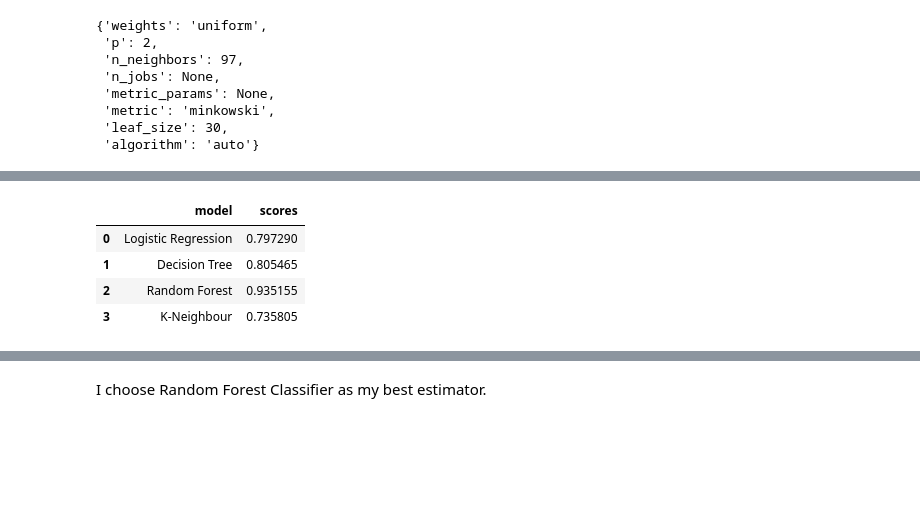
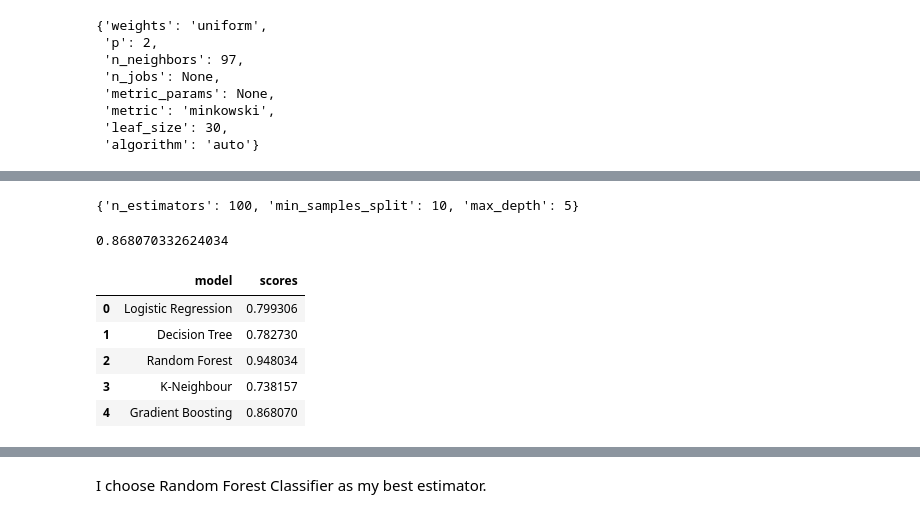
Before and after one commit to hilmanmakarim/Project-Model, a Jupyter notebook: Model Optimisation.ipynb, the cells around one changed output, grey strips where cells are left out. Saved outputs shown, nothing was run; the diff lists cells and outputs as text; code cells hidden in the pictures; blank space fills up the shorter version.

```diff
--- a/Model Optimisation.ipynb
+++ b/Model Optimisation.ipynb
@@ -300,0 +304,19 @@ knn_rnd.best_estimator_.score(X_train,y_train)
+# %%
+gb_parameters = {
+                 'n_estimators': [100, 500, 1000],
+                 'max_depth': [3, 5, 10],
+                 'min_samples_split': [2, 5, 10],
+                 }
+
+gb_params = {
+            'estimator': GradientBoostingClassifier(),
+            'param_distributions': gb_parameters,
+            'cv': 5,
+            'n_iter': 15,
+            'n_jobs': -1,
+            'scoring': 'roc_auc',
+            }
+
+grd = GradientBoostingClassifier()
+grd_rnd = RandomizedSearchCV(**gb_params)
+grd_rnd.fit(X_train, y_train)
@@ -301,20 +341,30 @@ knn_rnd.best_estimator_.score(X_train,y_train)
+# %%
+grd_rnd.best_params_
+# %% [output]
+{'n_estimators': 100, 'min_samples_split': 10, 'max_depth': 5}
+# %%
+grd_rnd.best_estimator_.score(X_train,y_train)
+# %% [output]
+0.868070332624034
 # %%
 best_lr = logreg_random.best_estimator_
 best_dtr = dtr_random.best_estimator_
 best_rfc = rfc_random.best_estimator_
 best_knn = knn_rnd.best_estimator_
+best_grd = grd_rnd.best_estimator_
 scores = []
-for model in [best_lr, best_dtr, best_rfc, best_knn]:
+for model in [best_lr, best_dtr, best_rfc, best_knn, best_grd]:
     scores.append(model.score(X_train, y_train))
 
-scores_df = pd.DataFrame({'model': ['Logistic Regression', 'Decision Tree', 'Random Forest', 'K-Neighbour'], 'scores': scores})
+scores_df = pd.DataFrame({'model': ['Logistic Regression', 'Decision Tree', 'Random Forest', 'K-Neighbour', 'Gradient Boosting'], 'scores': scores})
 scores_df
 # %% [output]
 |  | model | scores |
-| 0 | Logistic Regression | 0.797290 |
-| 1 | Decision Tree | 0.805465 |
-| 2 | Random Forest | 0.935155 |
-| 3 | K-Neighbour | 0.735805 |
+| 0 | Logistic Regression | 0.799306 |
+| 1 | Decision Tree | 0.782730 |
+| 2 | Random Forest | 0.948034 |
+| 3 | K-Neighbour | 0.738157 |
+| 4 | Gradient Boosting | 0.868070 |
 # %%
 # Logistic Regression
 # %%
```
Also changed, not shown: parts of 29 cells of this notebook.
